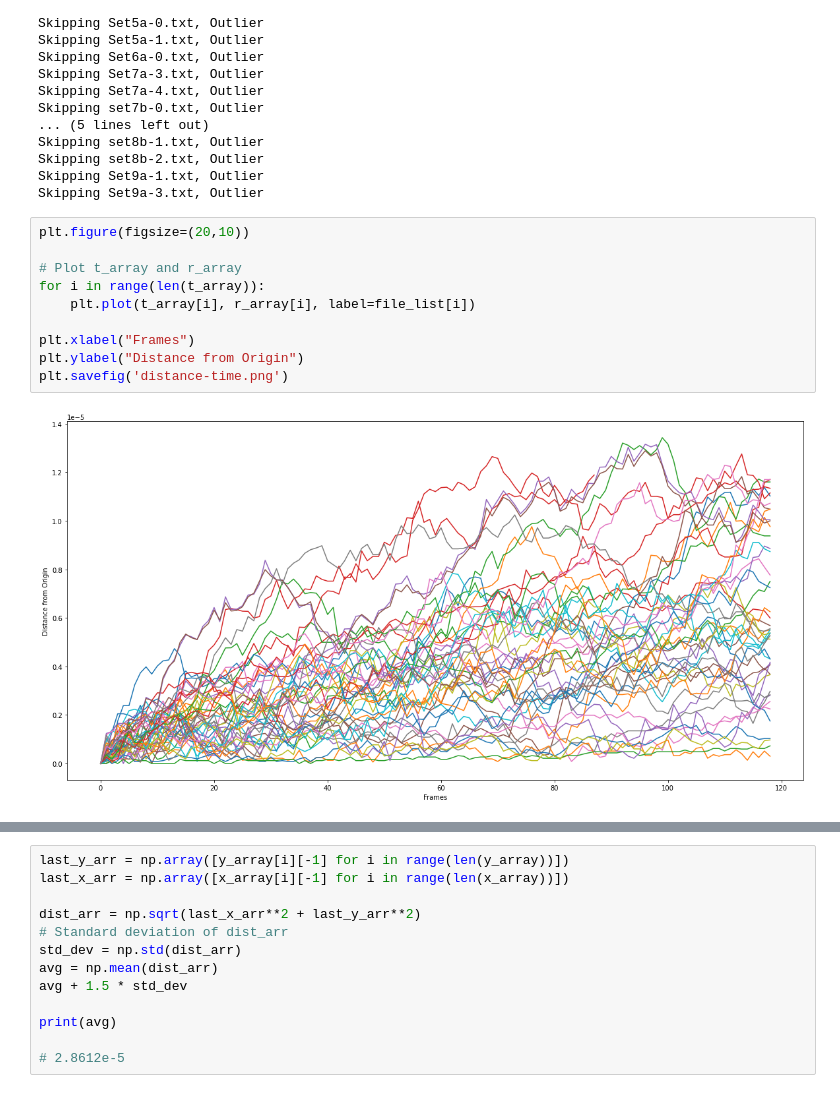
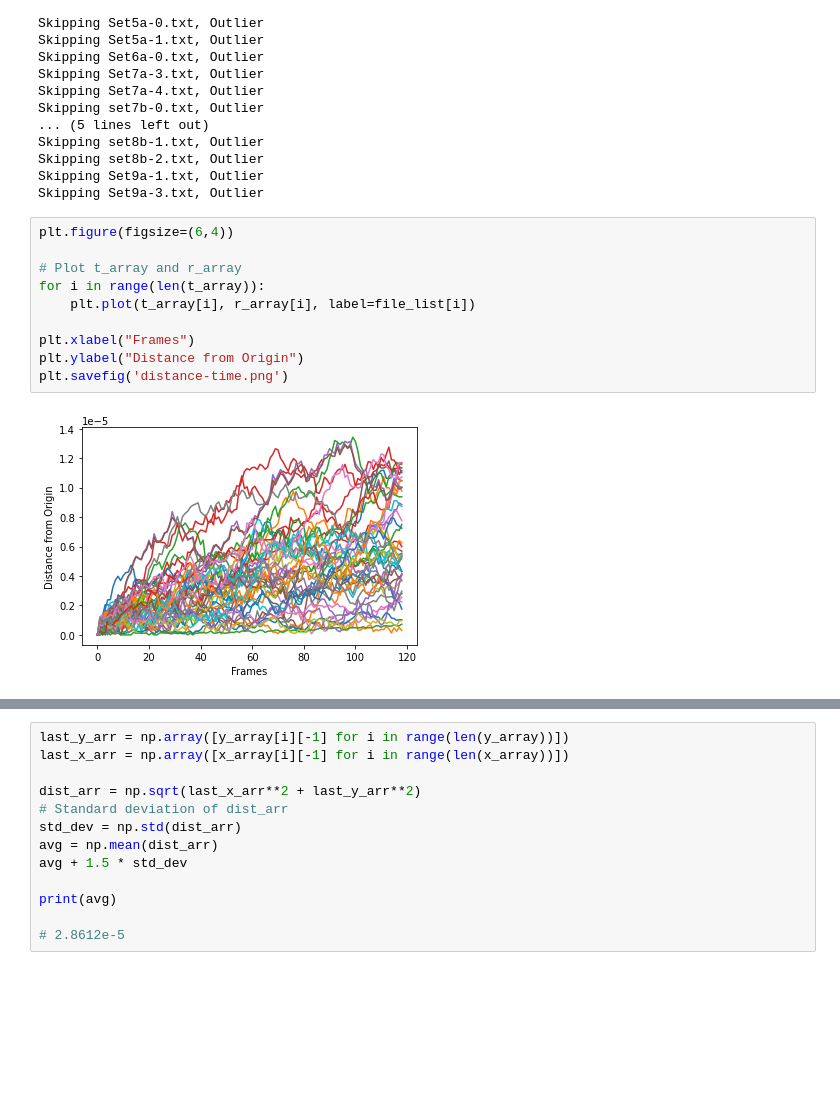
Before and after one commit to QiLinXue/thermal-motion, a Jupyter notebook: plot.ipynb, the cells around one changed output, grey strips where cells are left out. Saved outputs shown, nothing was run; the diff lists cells and outputs as text; blank space fills up the shorter version.

```diff
--- a/plot.ipynb
+++ b/plot.ipynb
@@ -140,14 +140,14 @@ Skipping set8b-2.txt, Outlier
 Skipping Set9a-1.txt, Outlier
 Skipping Set9a-3.txt, Outlier
 # %%
-plt.figure(figsize=(20,10))
+plt.figure(figsize=(6,4))
 
 # Plot t_array and r_array
 for i in range(len(t_array)):
     plt.plot(t_array[i], r_array[i], label=file_list[i])
 
 plt.xlabel("Frames")
 plt.ylabel("Distance from Origin")
 plt.savefig('distance-time.png')
 # %% [output]
-[figure, old version]
+[figure, new version]
```
Also changed, not shown: parts of 8 cells of this notebook, 4 other files.
